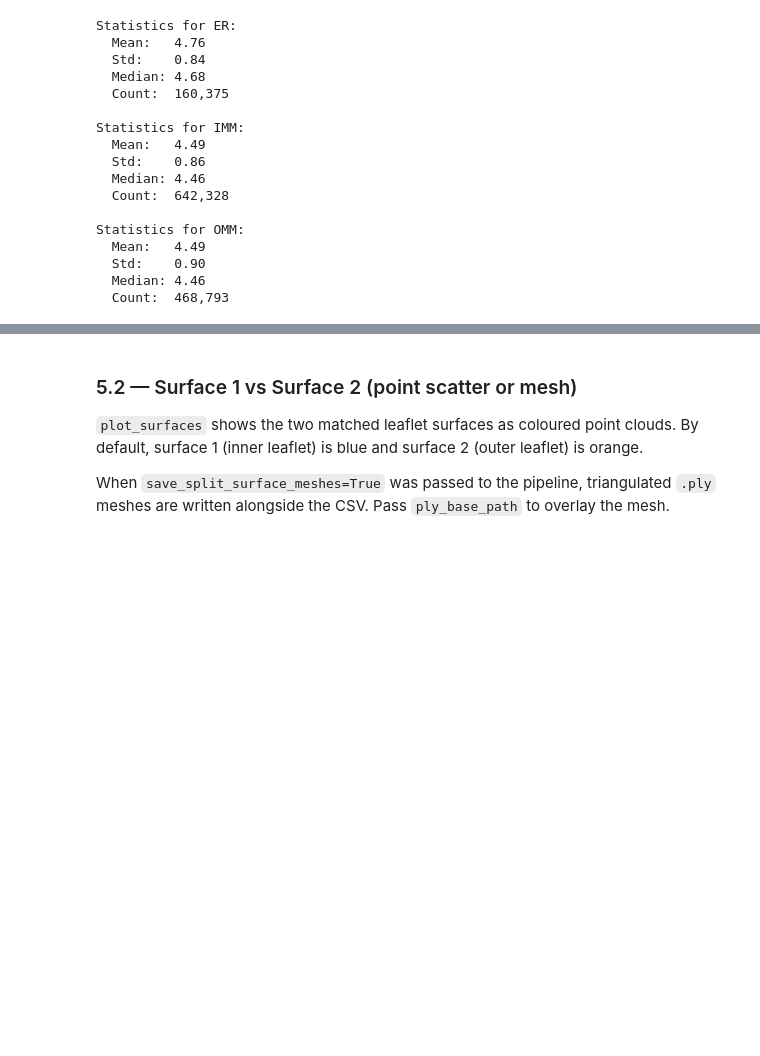
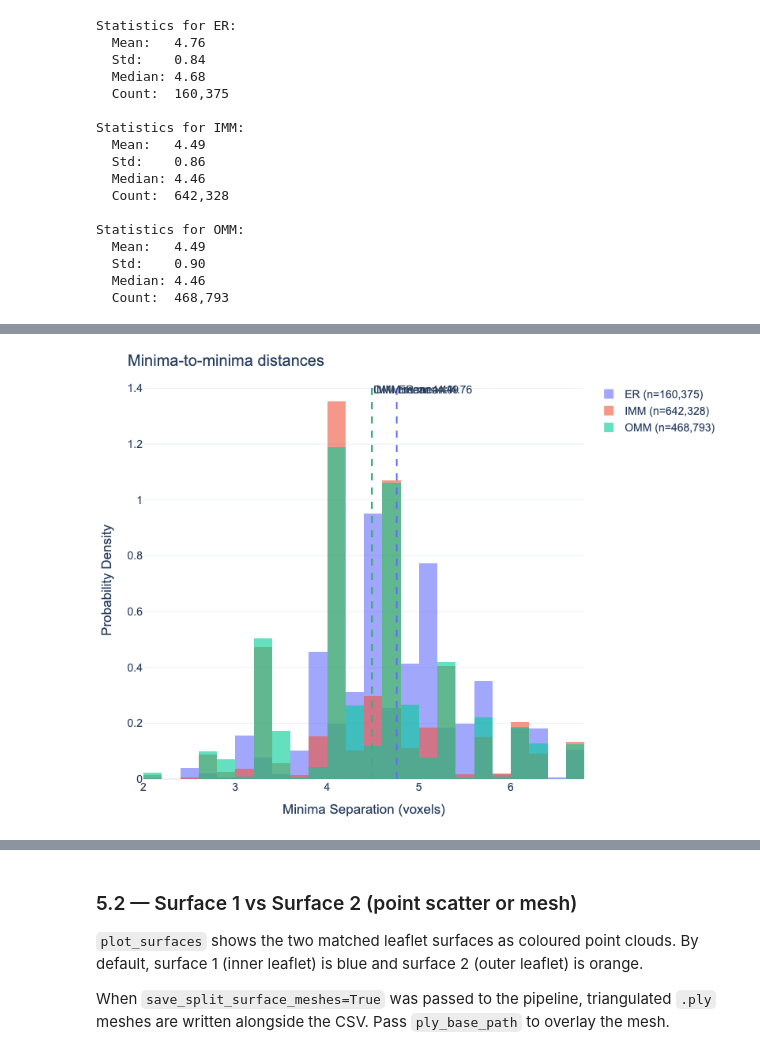
Before and after one commit to turonova/cryoCAT, a Jupyter notebook: docs/source/tutorials/membrane_thickness/memthick_analysis.ipynb, the cells around one changed output, grey strips where cells are left out. Cells and saved outputs as stored; diff of their text form; code cells hidden in the pictures; blank space fills up the shorter version.

```diff
--- a/docs/source/tutorials/membrane_thickness/memthick_analysis.ipynb
+++ b/docs/source/tutorials/membrane_thickness/memthick_analysis.ipynb
@@ -412,5 +415,6 @@ Statistics for OMM:
   Median: 4.46
   Count:  468,793
 # %%
-IFrame("plots/min_min_distances.html", width=800, height=600)
+#IFrame("plots/min_min_distances.html", width=800, height=600)
+Image("plots/min_min_distances.png", width=800, height=600)
 # %% [output]
@@ -418,2 +421,3 @@ IFrame("plots/min_min_distances.html", width=800, height=600)
+[figure, added]
 # %% [markdown]
 ---
```
Also changed, not shown: parts of 39 cells of this notebook, 39 other files.
